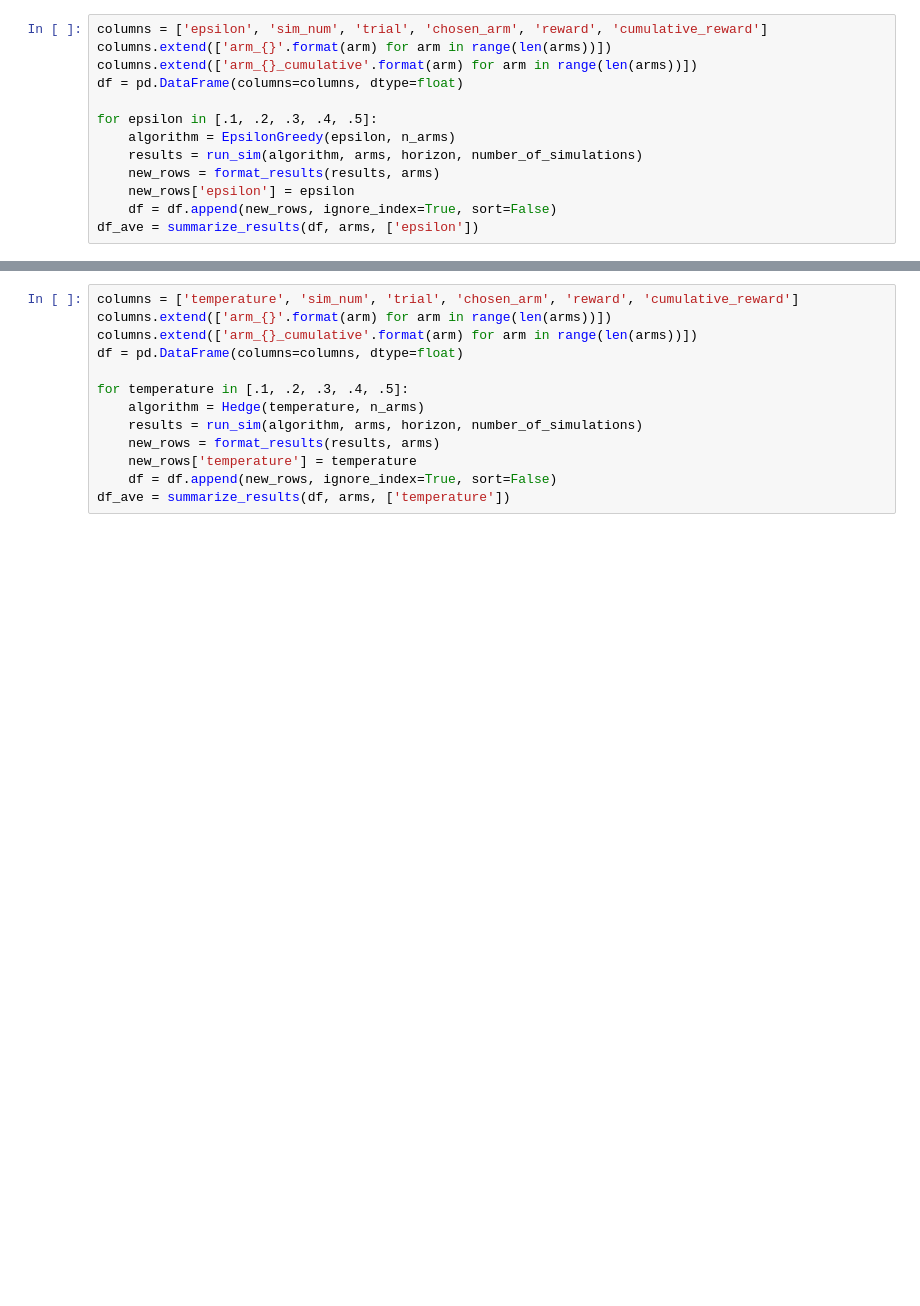
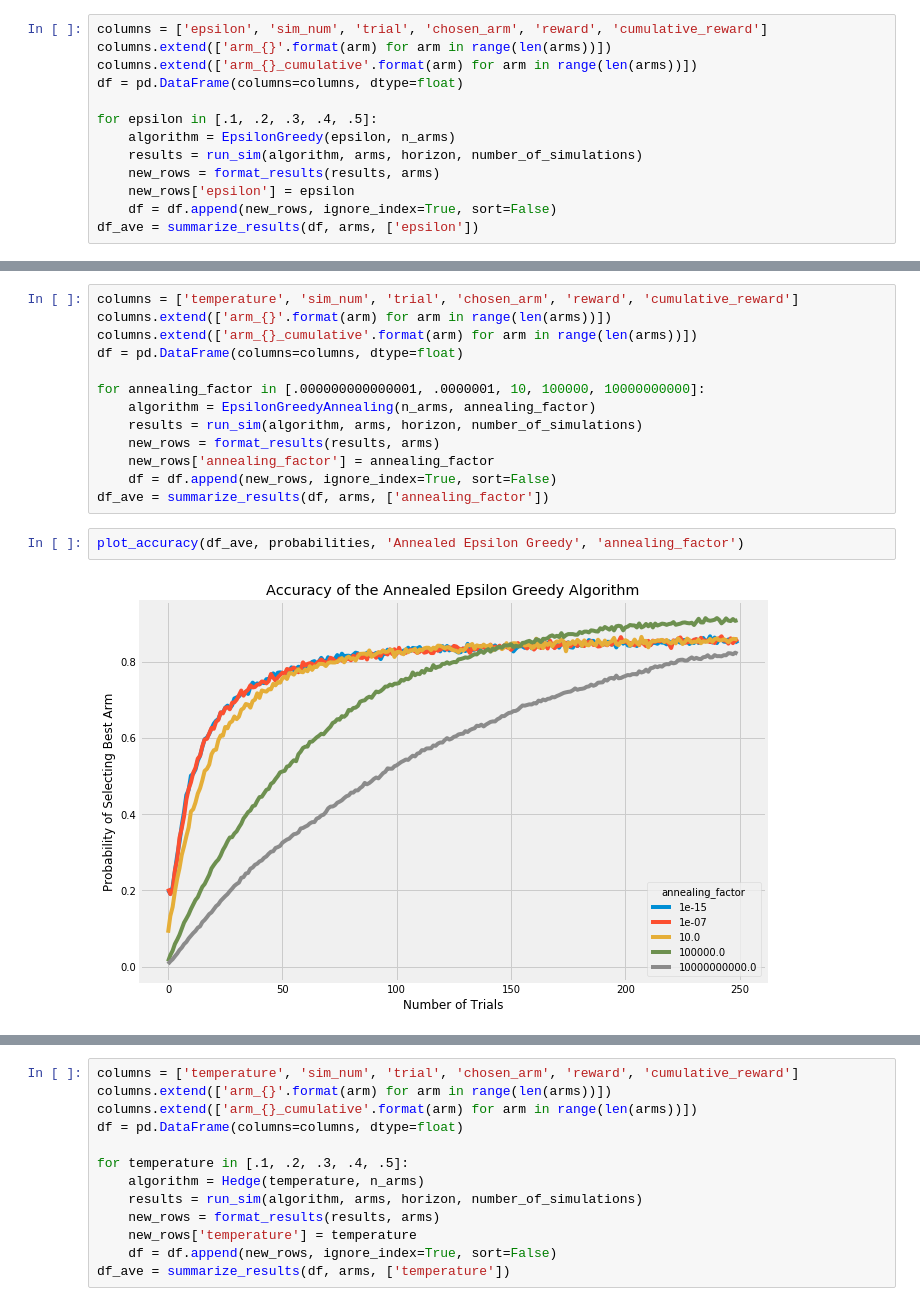
Before and after one commit to raffg/multi_armed_bandit, a Jupyter notebook: monte_carlo.ipynb, the cells around one changed output, grey strips where cells are left out. Saved outputs shown, nothing was run; the diff lists cells and outputs as text; blank space fills up the shorter version.

```diff
--- a/monte_carlo.ipynb
+++ b/monte_carlo.ipynb
@@ -88,0 +71,17 @@ plot_cumulative_reward(df_ave)
+# %%
+columns = ['temperature', 'sim_num', 'trial', 'chosen_arm', 'reward', 'cumulative_reward']
+columns.extend(['arm_{}'.format(arm) for arm in range(len(arms))])
+columns.extend(['arm_{}_cumulative'.format(arm) for arm in range(len(arms))])
+df = pd.DataFrame(columns=columns, dtype=float)
+
+for annealing_factor in [.000000000000001, .0000001, 10, 100000, 10000000000]:
+    algorithm = EpsilonGreedyAnnealing(n_arms, annealing_factor)
+    results = run_sim(algorithm, arms, horizon, number_of_simulations)
+    new_rows = format_results(results, arms)
+    new_rows['annealing_factor'] = annealing_factor
+    df = df.append(new_rows, ignore_index=True, sort=False)
+df_ave = summarize_results(df, arms, ['annealing_factor'])
+# %%
+plot_accuracy(df_ave, probabilities, 'Annealed Epsilon Greedy', 'annealing_factor')
+# %% [output]
+[figure, added]
```
Also changed, not shown: parts of 100 cells of this notebook, 4 other files.
